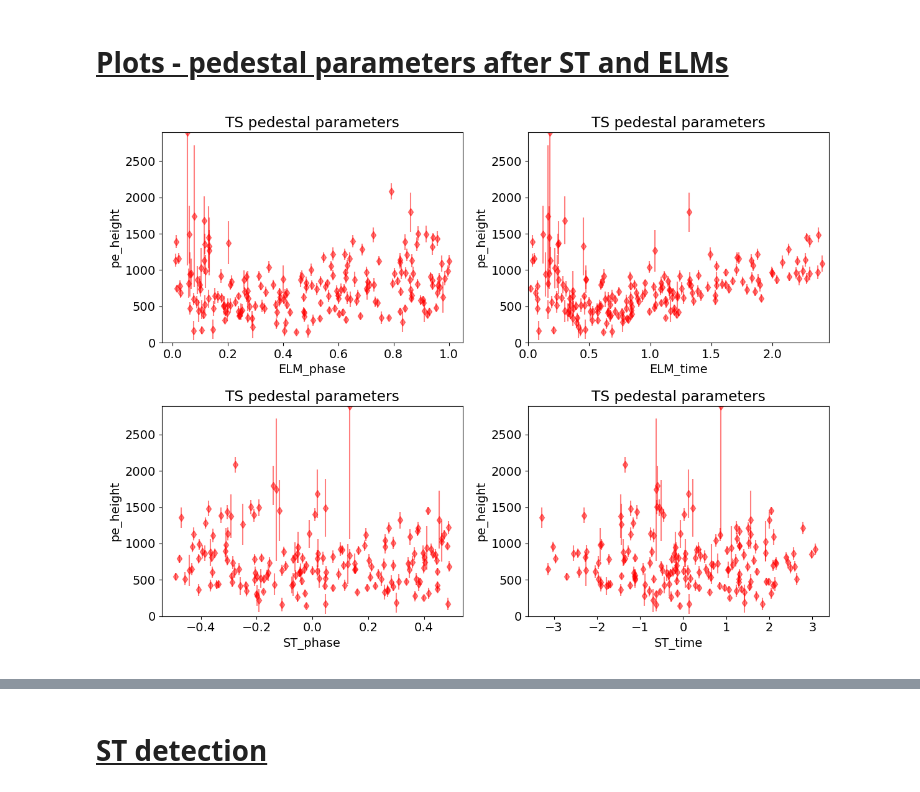
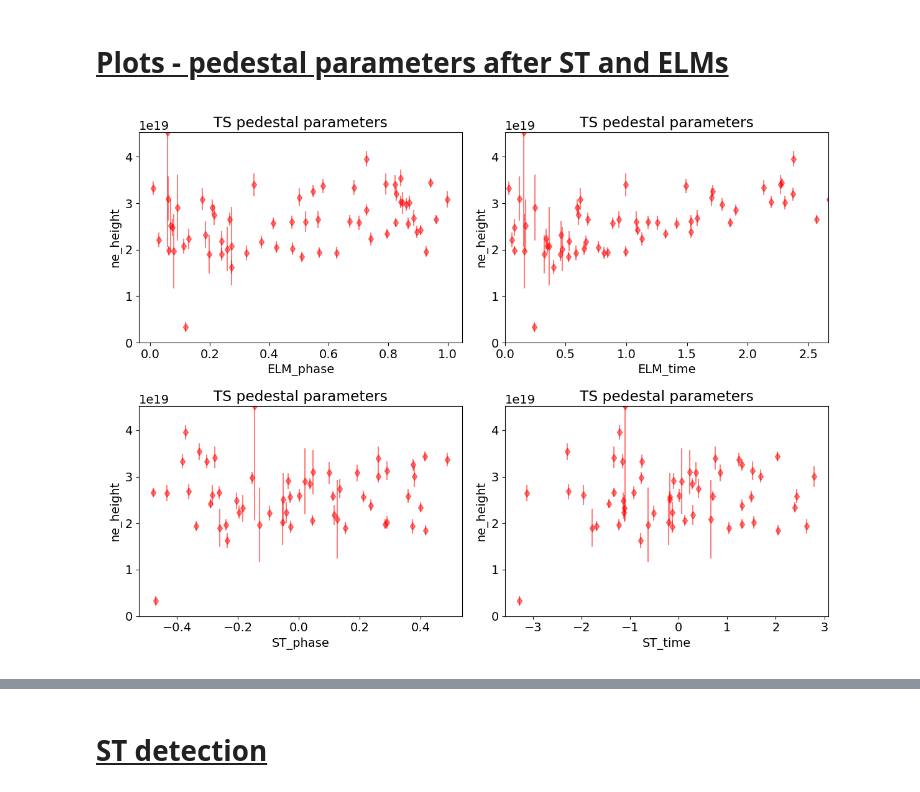
Before and after one commit to OdlozilikM/ELM-Sawtooth, a Jupyter notebook: Body.ipynb, the cells around one changed output, grey strips where cells are left out. Saved outputs shown, nothing was run; the diff lists cells and outputs as text; code cells hidden in the pictures.

```diff
--- a/Body.ipynb
+++ b/Body.ipynb
@@ -73,20 +91,20 @@ Using stray corrected data
 # <ins>  Plots - pedestal parameters after ST and ELMs
 # %%
 # Create a single figure with multiple subplots
-variable = 'pe' # One of 'pe', 'Te', 'ne'
+variable = 'ne' # One of 'pe', 'Te', 'ne'
 parameter = 'height' # One of 'grad', 'height', 'width'
 fig, axes = plt.subplots(2, 2, figsize=(12, 9))  # 2 rows, 2 columns
 
 # Plot on each subplot
 scatter_pedestal_params_4plots(load_path='/compass/home/odlozilik/repos/ELM-Sawtooth/shots_pedestals', x='ELM_phase', s=variable, p=parameter, ax=axes[0, 0])
 scatter_pedestal_params_4plots(load_path='/compass/home/odlozilik/repos/ELM-Sawtooth/shots_pedestals', x='ELM_time', s=variable, p=parameter, ax=axes[0, 1])
 scatter_pedestal_params_4plots(load_path='/compass/home/odlozilik/repos/ELM-Sawtooth/shots_pedestals', x='ST_phase', s=variable, p=parameter, ax=axes[1, 0])
 scatter_pedestal_params_4plots(load_path='/compass/home/odlozilik/repos/ELM-Sawtooth/shots_pedestals', x='ST_time', s=variable, p=parameter, ax=axes[1, 1])
 
 plt.tight_layout()  # Adjust layout for better appearance
 plt.show()
 # %% [output]
-[figure, old version]
+[figure, new version]
 # %%
 #Plots each figure seperately
 
```
Also changed, not shown: parts of 5 cells of this notebook, 48 other files.
